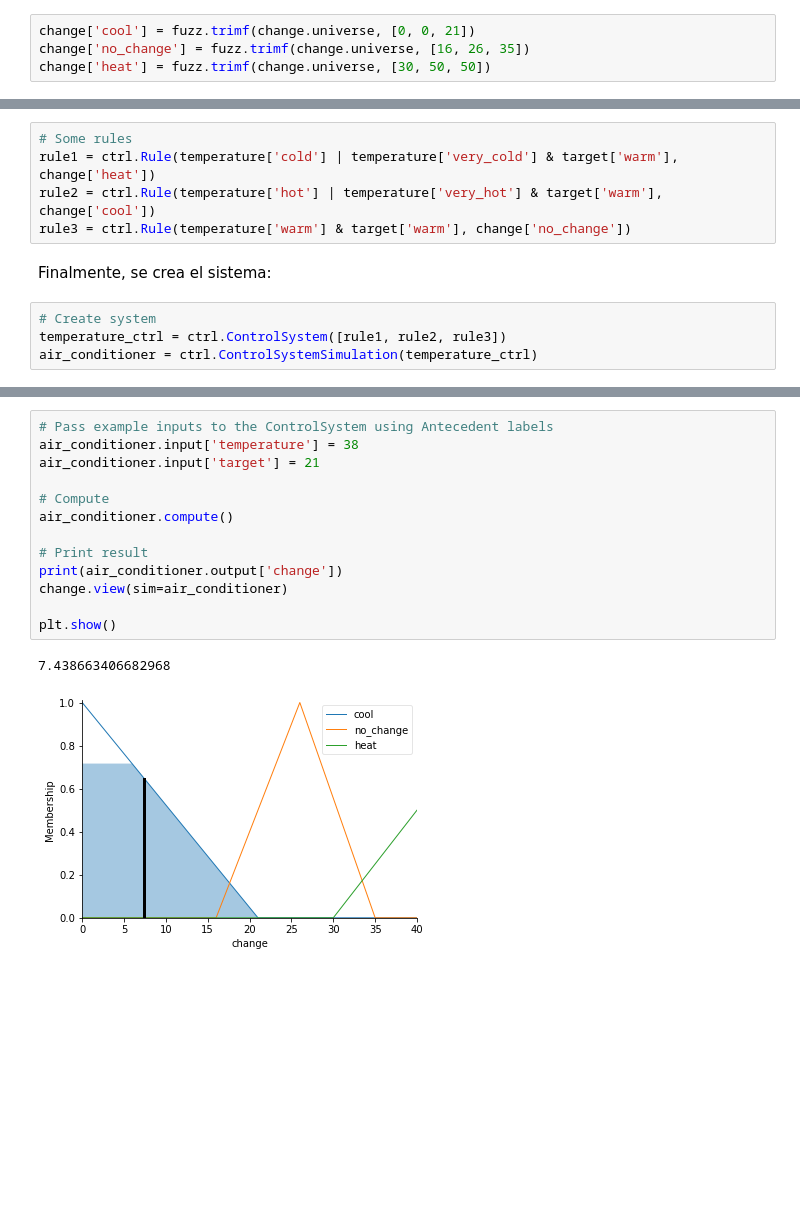
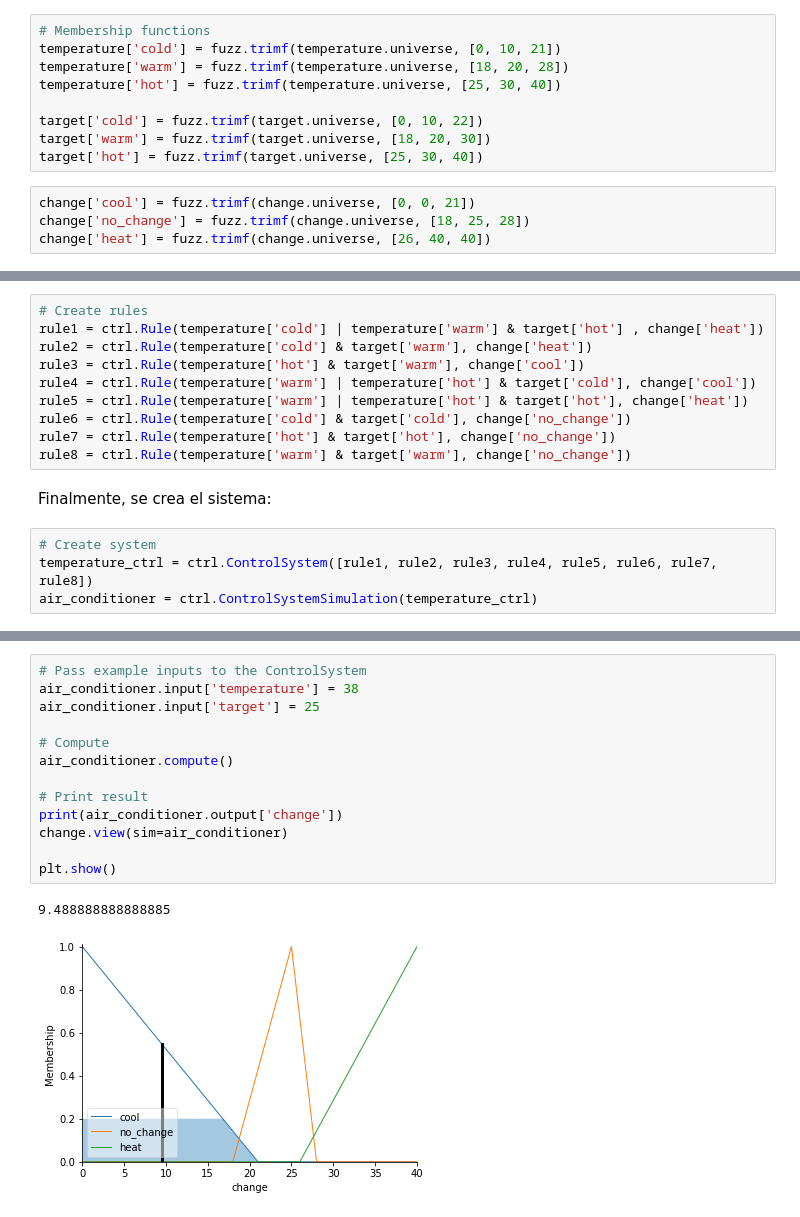
Before and after one commit to Prashant-JT/FuzzyLogic-Example, a Jupyter notebook: ac_controller.ipynb, the cells around one changed output, grey strips where cells are left out. Cells and saved outputs as stored; diff of their text form; blank space fills up the shorter version.

```diff
--- a/ac_controller.ipynb
+++ b/ac_controller.ipynb
@@ -52,5 +63,14 @@ target.automf(names=names)
+# %%
+# Membership functions
+temperature['cold'] = fuzz.trimf(temperature.universe, [0, 10, 21])
+temperature['warm'] = fuzz.trimf(temperature.universe, [18, 20, 28])
+temperature['hot'] = fuzz.trimf(temperature.universe, [25, 30, 40])
+
+target['cold'] = fuzz.trimf(target.universe, [0, 10, 22])
+target['warm'] = fuzz.trimf(target.universe, [18, 20, 30])
+target['hot'] = fuzz.trimf(target.universe, [25, 30, 40])
 # %%
 change['cool'] = fuzz.trimf(change.universe, [0, 0, 21])
-change['no_change'] = fuzz.trimf(change.universe, [16, 26, 35])
-change['heat'] = fuzz.trimf(change.universe, [30, 50, 50])
+change['no_change'] = fuzz.trimf(change.universe, [18, 25, 28])
+change['heat'] = fuzz.trimf(change.universe, [26, 40, 40])
 # %%
@@ -69,15 +88,20 @@ plt.show()
 
 Se define la relación difusa entre las variables de entrada y salida creando el conjunto de reglas en la base de conocimientos.
 # %%
-# Some rules
-rule1 = ctrl.Rule(temperature['cold'] | temperature['very_cold'] & target['warm'], change['heat'])
-rule2 = ctrl.Rule(temperature['hot'] | temperature['very_hot'] & target['warm'], change['cool'])
-rule3 = ctrl.Rule(temperature['warm'] & target['warm'], change['no_change'])
+# Create rules
+rule1 = ctrl.Rule(temperature['cold'] | temperature['warm'] & target['hot'] , change['heat'])
+rule2 = ctrl.Rule(temperature['cold'] & target['warm'], change['heat'])
+rule3 = ctrl.Rule(temperature['hot'] & target['warm'], change['cool'])
+rule4 = ctrl.Rule(temperature['warm'] | temperature['hot'] & target['cold'], change['cool'])
+rule5 = ctrl.Rule(temperature['warm'] | temperature['hot'] & target['hot'], change['heat'])
+rule6 = ctrl.Rule(temperature['cold'] & target['cold'], change['no_change'])
+rule7 = ctrl.Rule(temperature['hot'] & target['hot'], change['no_change'])
+rule8 = ctrl.Rule(temperature['warm'] & target['warm'], change['no_change'])
 # %% [markdown]
 Finalmente, se crea el sistema:
 # %%
 # Create system
-temperature_ctrl = ctrl.ControlSystem([rule1, rule2, rule3])
+temperature_ctrl = ctrl.ControlSystem([rule1, rule2, rule3, rule4, rule5, rule6, rule7, rule8])
 air_conditioner = ctrl.ControlSystemSimulation(temperature_ctrl)
 # %% [markdown]
 ### Uso
@@ -86,16 +110,16 @@ Si le pedimos a al sistema que diga el comando a ejecutar, siendo la temperatura
 # %%
-# Pass example inputs to the ControlSystem using Antecedent labels
+# Pass example inputs to the ControlSystem
 air_conditioner.input['temperature'] = 38
-air_conditioner.input['target'] = 21
+air_conditioner.input['target'] = 25
 
 # Compute
 air_conditioner.compute()
 
 # Print result
 print(air_conditioner.output['change'])
 change.view(sim=air_conditioner)
 
 plt.show()
 # %% [output]
-7.438663406682968
+9.488888888888885
-[figure, old version]
+[figure, new version]
```
Also changed, not shown: parts of 6 cells of this notebook.
